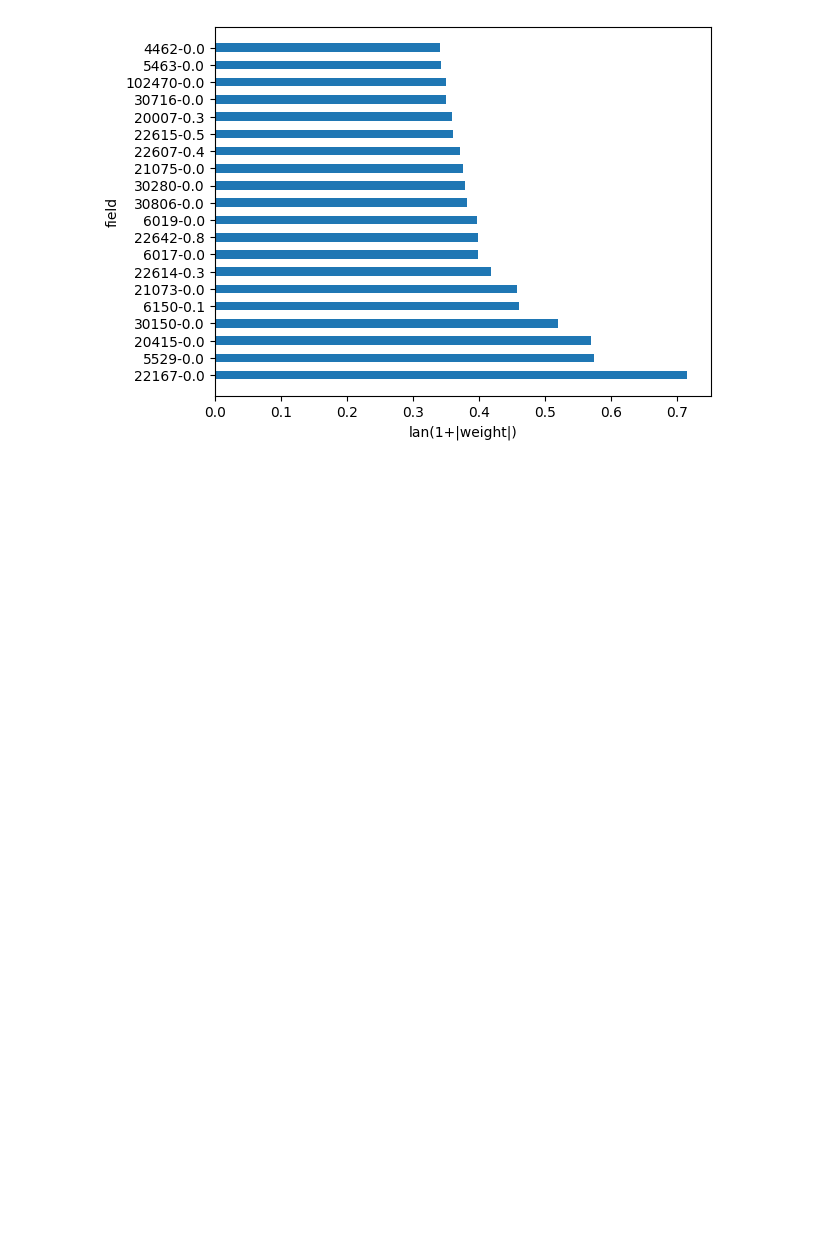
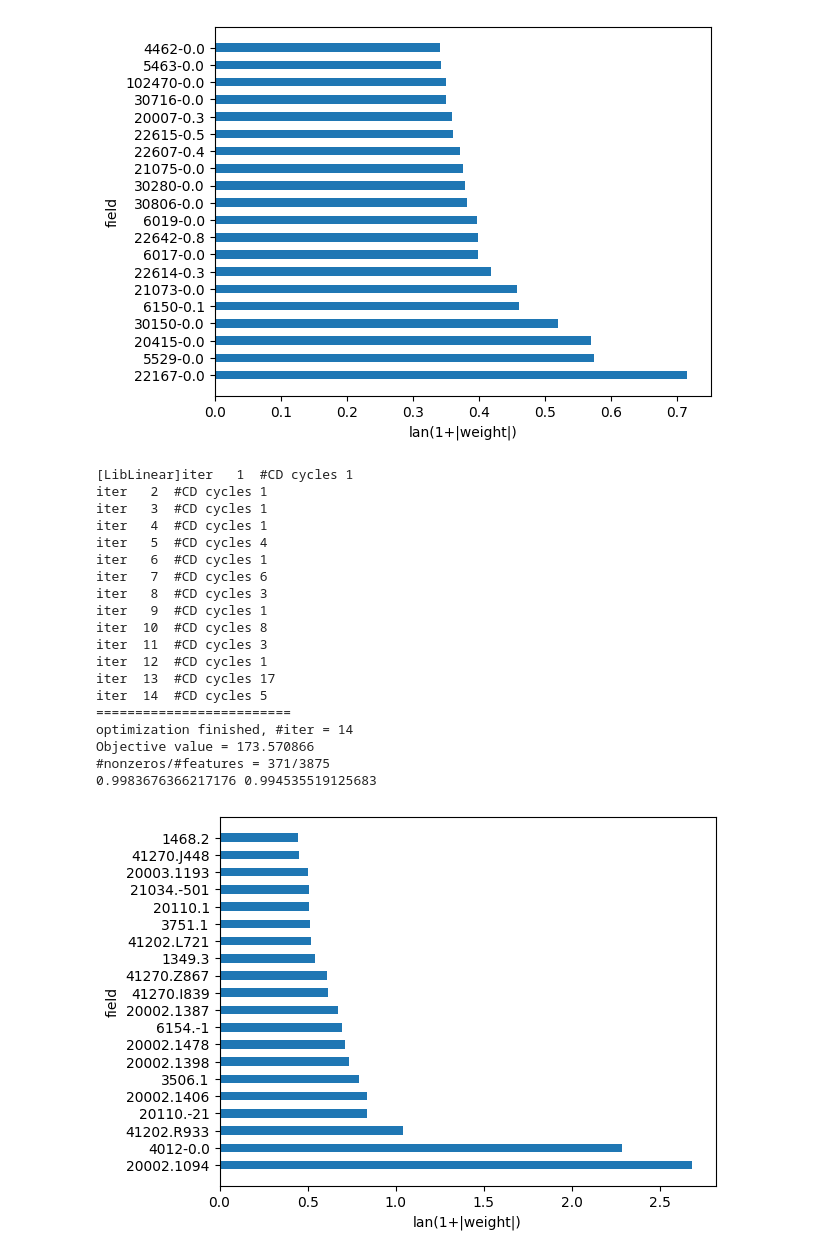
Before and after one commit to Ronemisimus/DVT_Machine_Learning_Research, a Jupyter notebook: server_files/tests.ipynb, the cells around one changed output. Drawn from its saved outputs; the diff is of its cells as text; code cells hidden in the pictures; blank space fills up the shorter version.

Commit message:
added a test and made figure bigger

```diff
--- a/server_files/tests.ipynb
+++ b/server_files/tests.ipynb
@@ -669,3 +669,29 @@ Objective value = 3581.101763
 #nonzeros/#features = 1776/3509
 0.9127750177430802 0.8544461003477397
 [figure]
+# %%
+import experiment
+
+clf, x_cols = experiment.experiment("quick_test_exp", False)
+experiment.plot_fields("quick_test_exp", x_cols, clf.coef_[0], 20)
+# %% [output]
+[LibLinear]iter   1  #CD cycles 1
+iter   2  #CD cycles 1
+iter   3  #CD cycles 1
+iter   4  #CD cycles 1
+iter   5  #CD cycles 4
+iter   6  #CD cycles 1
+iter   7  #CD cycles 6
+iter   8  #CD cycles 3
+iter   9  #CD cycles 1
+iter  10  #CD cycles 8
+iter  11  #CD cycles 3
+iter  12  #CD cycles 1
+iter  13  #CD cycles 17
+iter  14  #CD cycles 5
+=========================
+optimization finished, #iter = 14
+Objective value = 173.570866
+#nonzeros/#features = 371/3875
+0.9983676366217176 0.994535519125683
+[figure, added]
```
Also changed, not shown: parts of 8 cells of this notebook, 1 other file.
